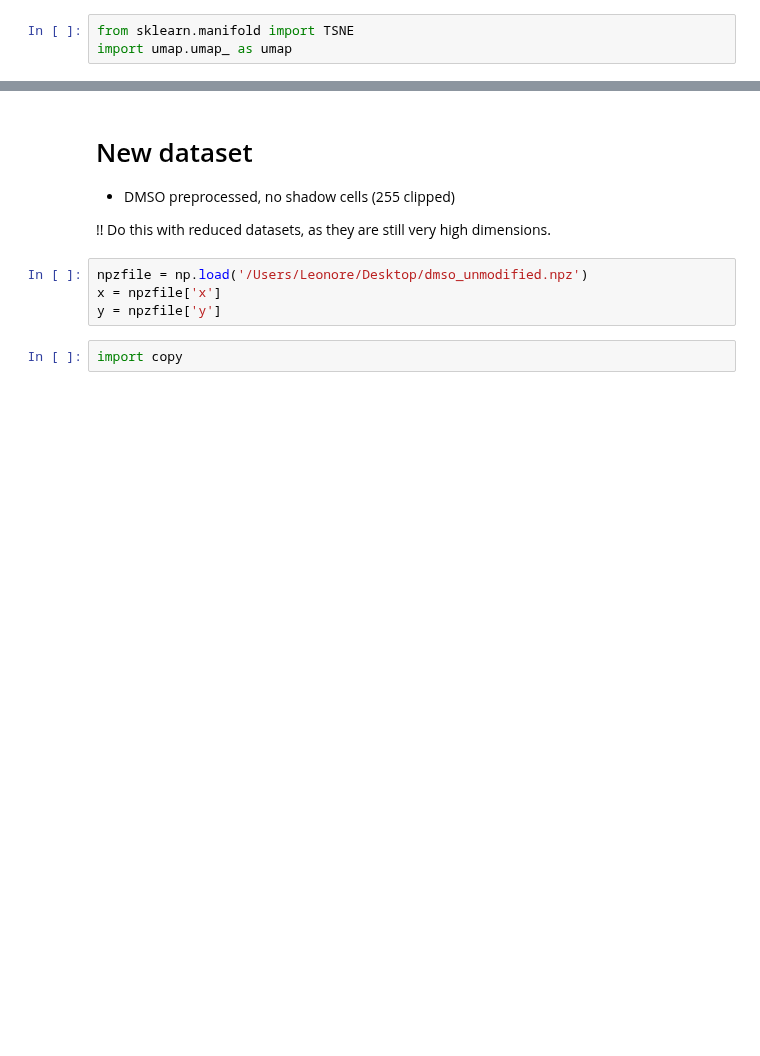
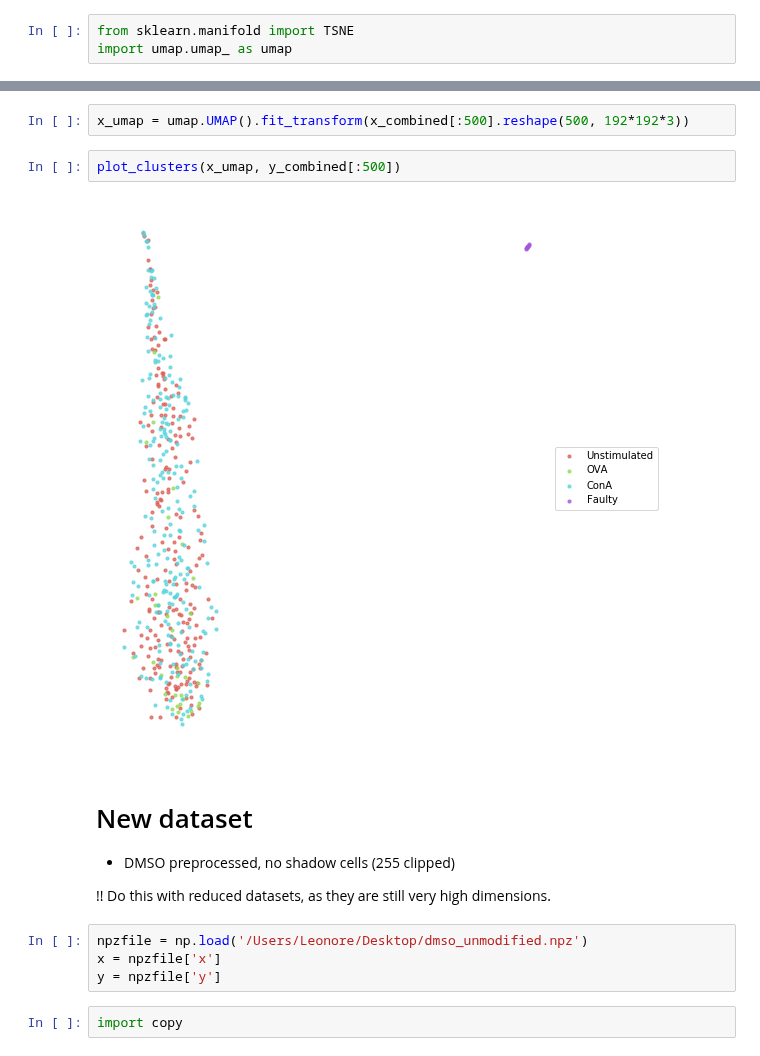
Before and after one commit to leonore/deep-learning-for-immune-cells, a Jupyter notebook: data/notebooks/baseline_performance.ipynb, the cells around one changed output, grey strips where cells are left out. Cells and saved outputs as stored; diff of their text form; blank space fills up the shorter version.

```diff
--- a/data/notebooks/baseline_performance.ipynb
+++ b/data/notebooks/baseline_performance.ipynb
@@ -16,3 +36,9 @@ import umap.umap_ as umap
+# %%
+x_umap = umap.UMAP().fit_transform(x_combined[:500].reshape(500, 192*192*3))
+# %%
+plot_clusters(x_umap, y_combined[:500])
+# %% [output]
+[figure, added]
 # %% [markdown]
 # New dataset
 
```
Also changed, not shown: parts of 8 cells of this notebook.
